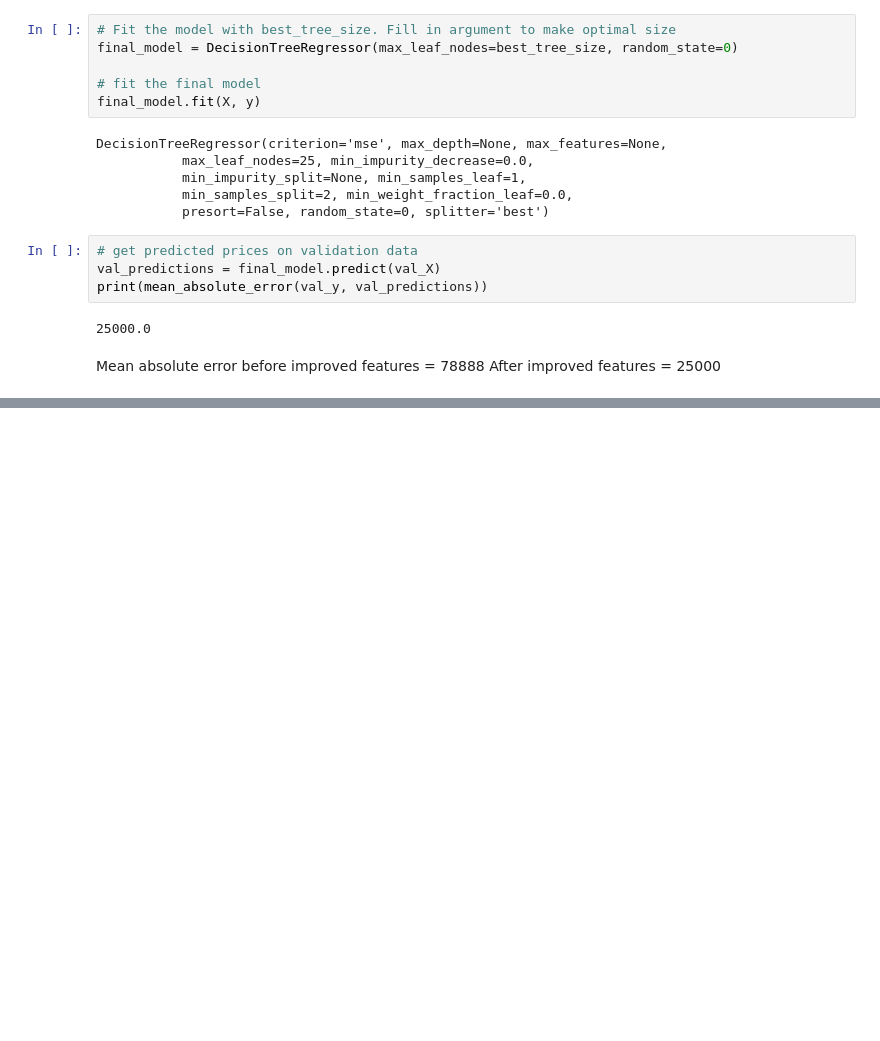
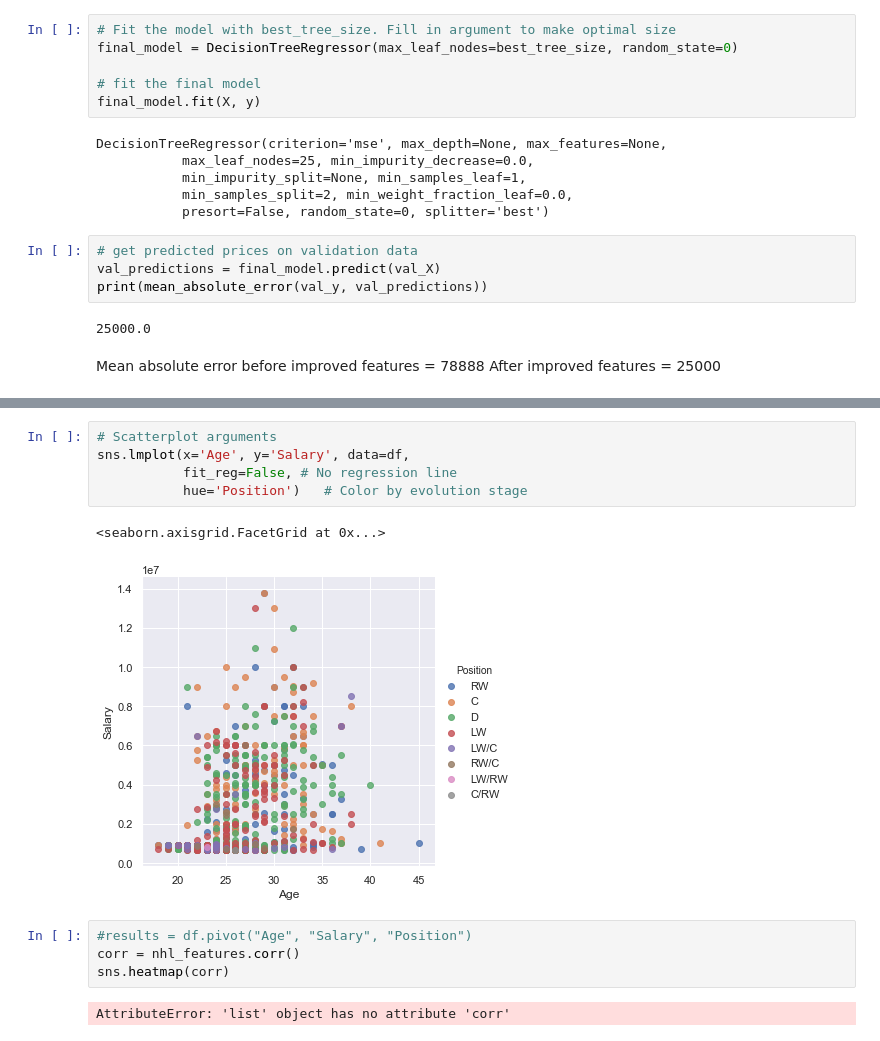
Before and after one commit to carsonreid/seng474project, a Jupyter notebook: nhl.ipynb, the cells around one changed output, grey strips where cells are left out. Saved outputs shown, nothing was run; the diff lists cells and outputs as text; blank space fills up the shorter version.

```diff
--- a/nhl.ipynb
+++ b/nhl.ipynb
@@ -458,0 +581,14 @@ After improved features = 25000
+# %%
+# Scatterplot arguments
+sns.lmplot(x='Age', y='Salary', data=df,
+           fit_reg=False, # No regression line
+           hue='Position')   # Color by evolution stage
+# %% [output]
+<seaborn.axisgrid.FacetGrid at 0x...>
+[figure, added]
+# %%
+#results = df.pivot("Age", "Salary", "Position")
+corr = nhl_features.corr()
+sns.heatmap(corr)
+# %% [output]
+AttributeError: 'list' object has no attribute 'corr'
```
Also changed, not shown: parts of 27 cells of this notebook.
